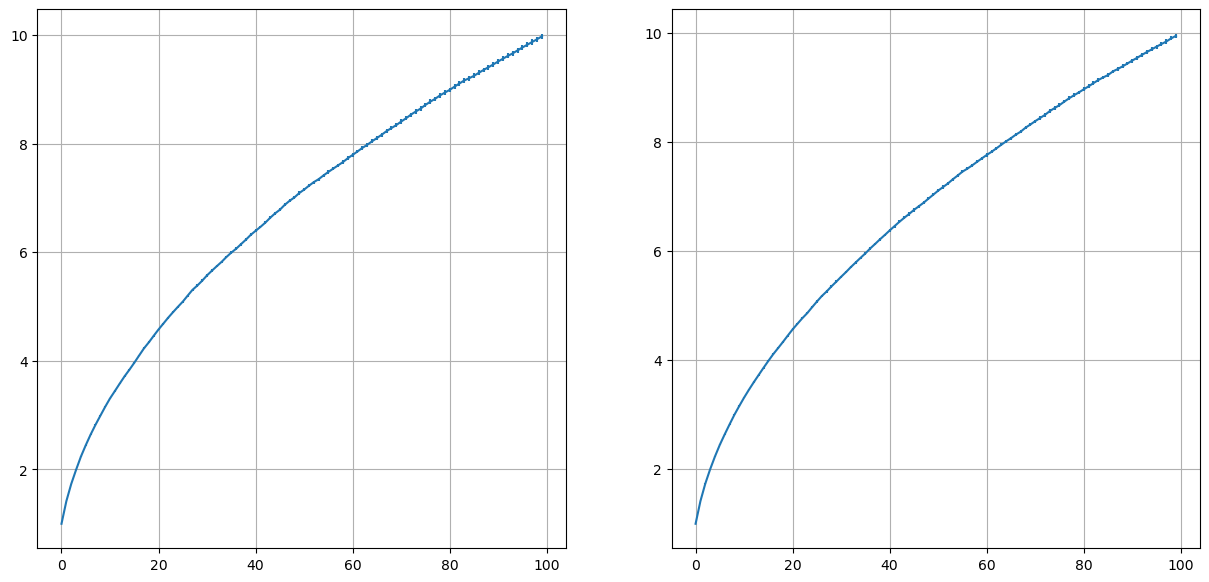
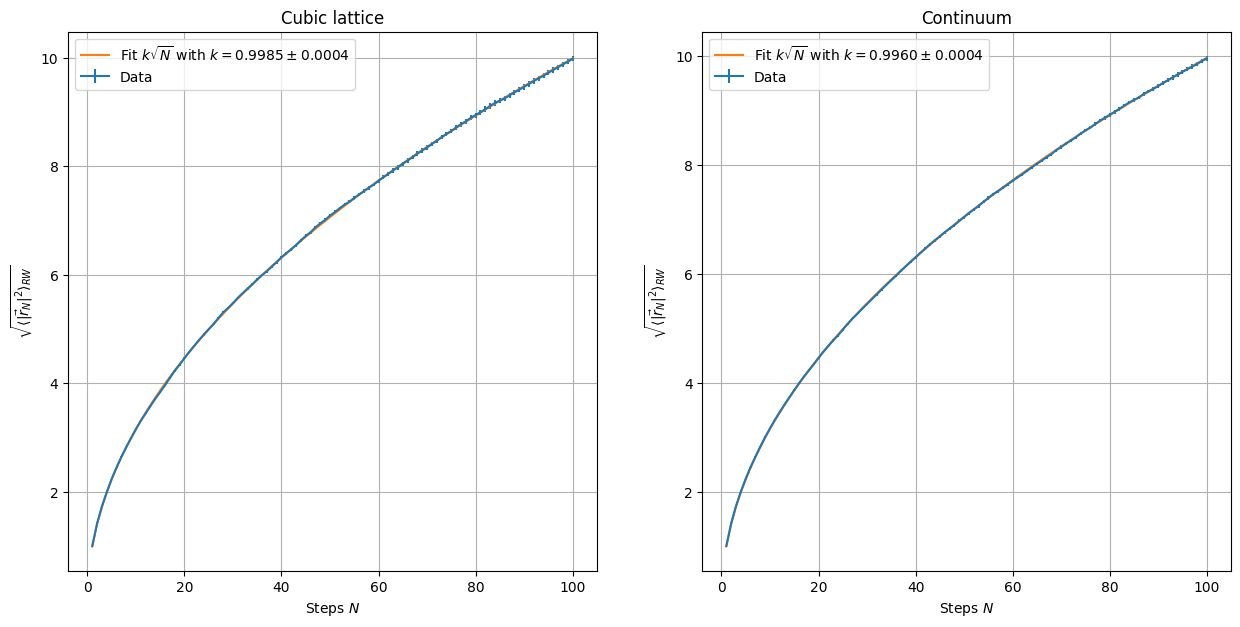
The notebook cell's code change between the first figure and the second:
--- before
+++ after
@@ -1,10 +1,28 @@
-x_lattice, dist_lattice, err_lattice = np.loadtxt("02.2/RW_lattice.out", unpack=True)
-x_cont, dist_cont, err_cont = np.loadtxt("02.2/RW_continuum.out", unpack=True)
+x_lattice, dist_lattice, err_lattice = np.loadtxt("../02-Exercises/OUTPUT/RW_lattice.out", unpack=True)
+x_cont, dist_cont, err_cont = np.loadtxt("../02-Exercises/OUTPUT/RW_continuum.out", unpack=True)
+
+lattice_opt, lattice_cov = curve_fit(lambda N, k : k*np.sqrt(N), x_lattice[1:], dist_lattice[1:], sigma=err_lattice[1:], absolute_sigma=True)
+cont_opt, cont_cov = curve_fit(lambda N, k : k*np.sqrt(N), x_cont[1:], dist_cont[1:], sigma=err_cont[1:], absolute_sigma=True)
+lattice_fit_err = np.sqrt(lattice_cov[0,0])
+cont_fit_err = np.sqrt(cont_cov[0,0])
 
 fig, axs = plt.subplots(1, 2, figsize=(15,7))
 
-axs[0].errorbar(x_lattice, dist_lattice, yerr=err_lattice);
-axs[1].errorbar(x_cont, dist_cont, yerr=err_cont);
+axs[0].errorbar(x_lattice, dist_lattice, yerr=err_lattice, label="Data");
+axs[0].plot(x_lattice, lattice_opt[0]*np.sqrt(x_lattice), label=f"Fit $k\\sqrt{{N}}$ with $k={lattice_opt[0]:.4f}\\pm{lattice_fit_err:.4f}$");
+axs[1].errorbar(x_cont, dist_cont, yerr=err_cont, label="Data");
+axs[1].plot(x_cont, cont_opt[0]*np.sqrt(x_cont), label=f"Fit $k\sqrt{{N}}$ with $k={cont_opt[0]:.4f}\\pm{cont_fit_err:.4f}$");
+
+axs[0].set_title("Cubic lattice")
+axs[1].set_title("Continuum")
 
 for ax in axs:
+    ax.set_xlabel("Steps $N$")
+    ax.set_ylabel(r"$\sqrt{\langle |\vec{r}_N|^2 \rangle_{RW}}$")
+    ax.legend()
     ax.grid();
+
+chi2_lattice = np.sum(np.power((dist_lattice[1:] - lattice_opt[0]*np.sqrt(x_lattice[1:]))/err_lattice[1:], 2)) / (dist_lattice[1:].size-1)
+chi2_cont = np.sum(np.power((dist_cont[1:] - lattice_opt[0]*np.sqrt(x_cont[1:]))/err_cont[1:], 2)) / (dist_cont[1:].size-1)
+print(f"Reduced chi^2 of lattice fit: {chi2_lattice:.3f}")
+print(f"Reduced chi^2 of continuum fit: {chi2_cont:.3f}")

Commit: Finished exercises 1,2,3,6